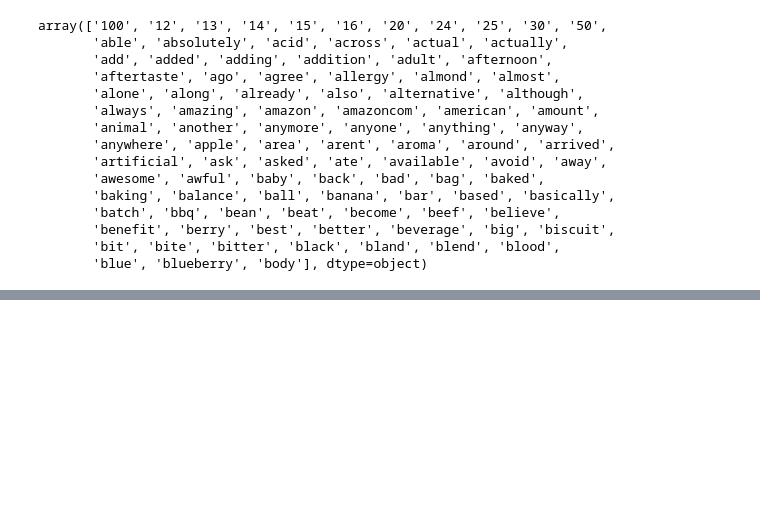
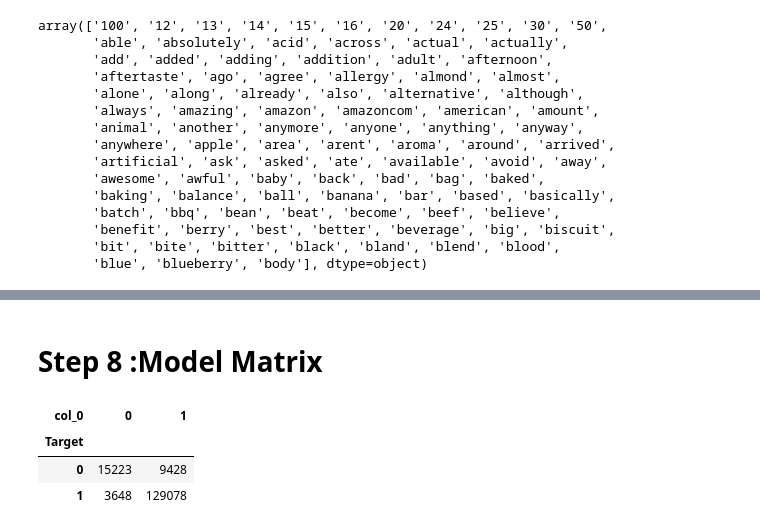
Before and after one commit to RohitJishtu/Projects, a Jupyter notebook: DL Projects/NLP/Amazon Food Review/AllCode.ipynb, the cells around one changed output, grey strips where cells are left out. Saved outputs shown, nothing was run; the diff lists cells and outputs as text; code cells hidden in the pictures; blank space fills up the shorter version.

```diff
--- a/DL Projects/NLP/Amazon Food Review/AllCode.ipynb
+++ b/DL Projects/NLP/Amazon Food Review/AllCode.ipynb
@@ -224,0 +299,9 @@ array(['100', '12', '13', '14', '15', '16', '20', '24', '25', '30', '50',
+# %% [markdown]
+# Step 8 :Model Matrix
+# %%
+pd.crosstab(y_test,Preds)
+# %% [output]
+| col_0 | 0 | 1 |
+| Target |  |  |
+| 0 | 15223 | 9428 |
+| 1 | 3648 | 129078 |
```
Also changed, not shown: parts of 23 cells of this notebook, 6 other files.
